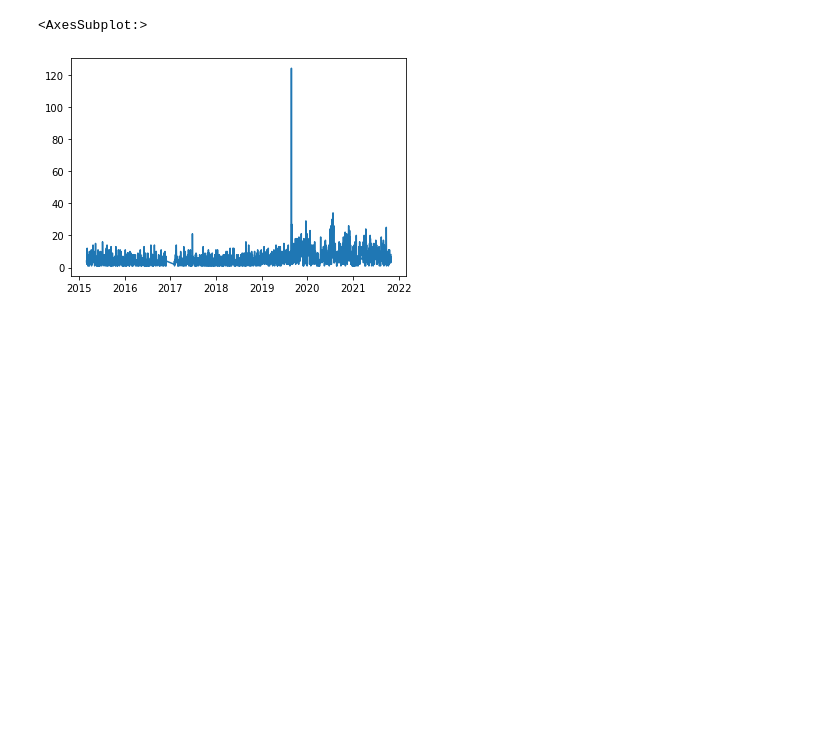
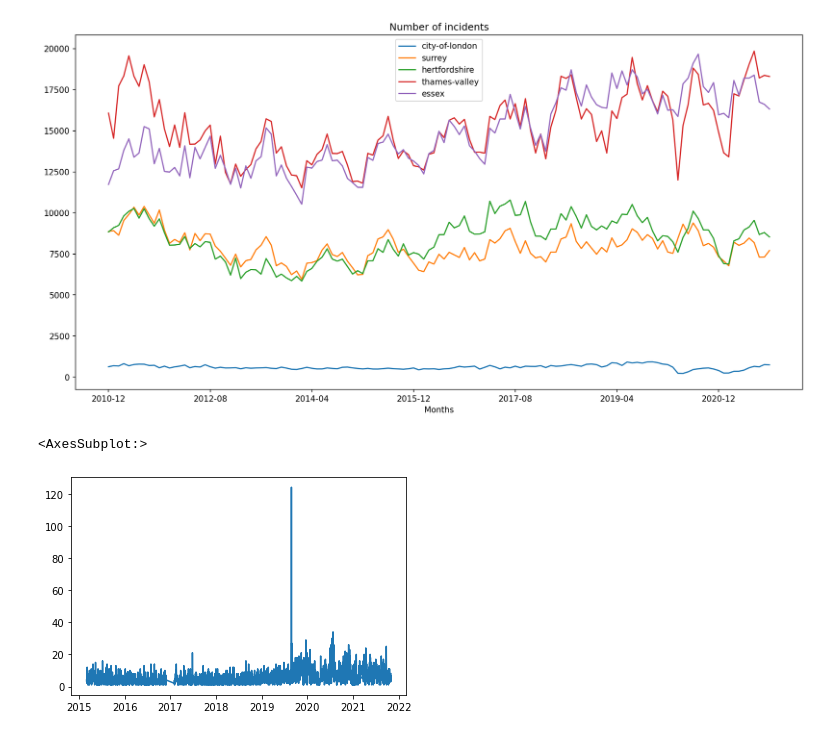
Before and after one commit to MoshaLangerak/Data_Challenge_2_Group_18, a Jupyter notebook: EDA.ipynb, the cells around one changed output. Drawn from its saved outputs; the diff is of its cells as text; code cells hidden in the pictures; blank space fills up the shorter version.

```diff
--- a/EDA.ipynb
+++ b/EDA.ipynb
@@ -66,3 +70,8 @@ create_month_plot(df_outcomes)
+# %%
+forces = ['city-of-london', 'surrey', 'hertfordshire', 'thames-valley', 'essex']
+plot_forces(df_streets, forces)
+# %% [output]
+[figure, added]
 # %%
 df_dates = df_stop_and_search['Date'].value_counts()
 df_dates.sort_index(inplace=True)
```
Also changed, not shown: parts of 14 cells of this notebook.
